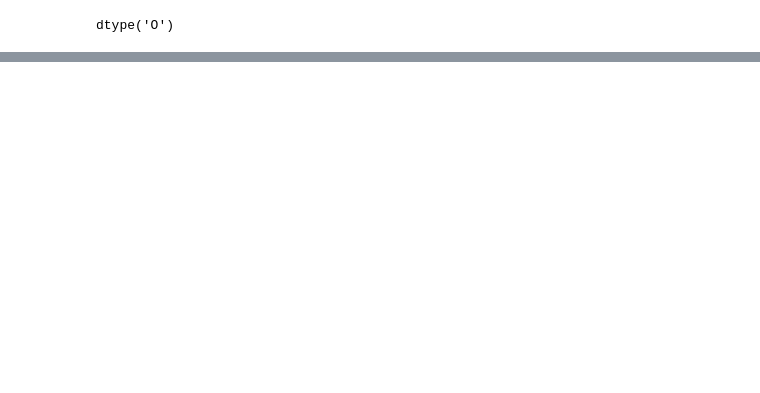
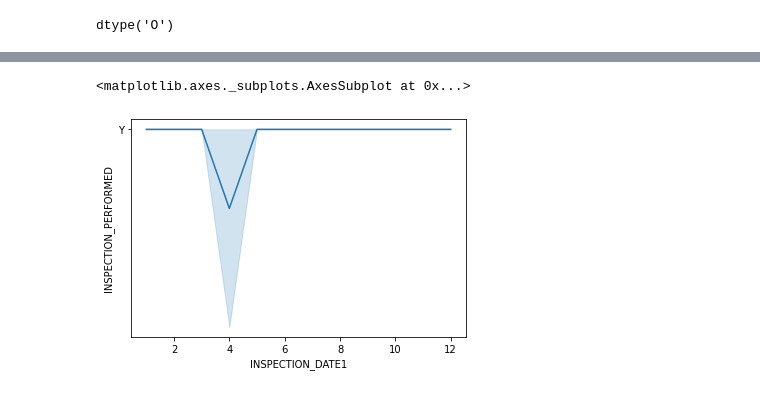
Before and after one commit to rushikeshnaik779/EDA, a Jupyter notebook: Simple_EDA__Rooftop_Drinking_Water_Tank_Inspection_Results.ipynb, the cells around one changed output, grey strips where cells are left out. Cells and saved outputs as stored; diff of their text form; code cells hidden in the pictures; blank space fills up the shorter version.

```diff
--- a/Simple_EDA__Rooftop_Drinking_Water_Tank_Inspection_Results.ipynb
+++ b/Simple_EDA__Rooftop_Drinking_Water_Tank_Inspection_Results.ipynb
@@ -537,0 +551,7 @@ plt.scatter(data.index, data.COMMUNITY_BOARD)
+# %%
+data['INSPECTION_DATE1'] = pd.to_datetime(data['INSPECTION_DATE'])
+# %%
+sns.lineplot(x = data.INSPECTION_DATE1.dt.month, y=data.INSPECTION_PERFORMED)
+# %% [output]
+<matplotlib.axes._subplots.AxesSubplot at 0x...>
+[figure, added]
```
Also changed, not shown: parts of 14 cells of this notebook.
